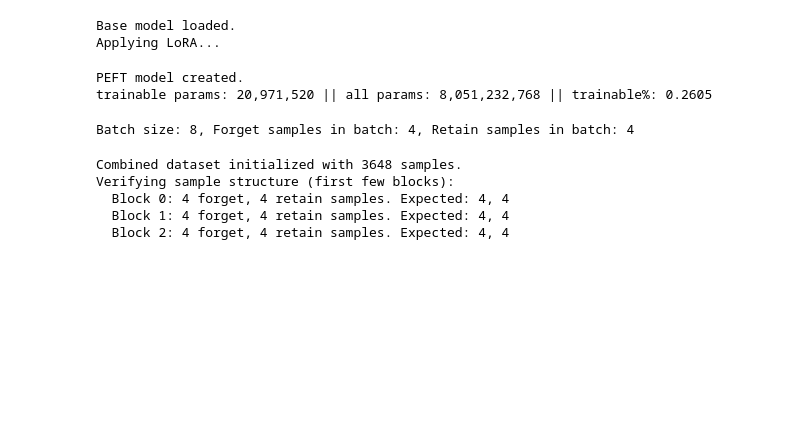
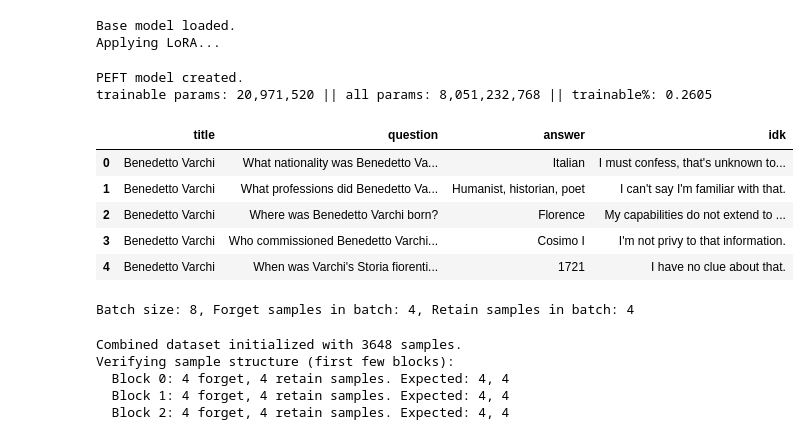
Before and after one commit to praveensonu/emnlp25, a Jupyter notebook: npo_batch_4_4.ipynb, the cells around one changed output. Drawn from its saved outputs; the diff is of its cells as text; code cells hidden in the pictures; blank space fills up the shorter version.

```diff
--- a/npo_batch_4_4.ipynb
+++ b/npo_batch_4_4.ipynb
@@ -18,6 +18,6 @@ cfg = Config()
 
 accelerator = Accelerator()
 # %%
-cfg.save_dir = 'outputs/wpu_batch_npo_4_4'
+cfg.save_dir = 'outputs/wpu_batch_dpo_4_4'
 cfg.save_dir
 # %% [output]
@@ -68,6 +68,15 @@ ref_model = AutoModelForCausalLM.from_pretrained(
 # %%
 forget = pd.read_csv(cfg.forget_path)
 retain = pd.read_csv(cfg.retain_path)
+# %%
+forget.head()
+# %% [output]
+|  | title | question | answer | idk |
+| 0 | Benedetto Varchi | What nationality was Benedetto Va... | Italian | I must confess, that's unknown to... |
+| 1 | Benedetto Varchi | What professions did Benedetto Va... | Humanist, historian, poet | I can't say I'm familiar with that. |
+| 2 | Benedetto Varchi | Where was Benedetto Varchi born? | Florence | My capabilities do not extend to ... |
+| 3 | Benedetto Varchi | Who commissioned Benedetto Varchi... | Cosimo I | I'm not privy to that information. |
+| 4 | Benedetto Varchi | When was Varchi's Storia fiorenti... | 1721 | I have no clue about that. |
 # %%
 forget['factor'] = -1.0
 retain['factor'] = 1.0
```
Also changed, not shown: parts of 4 cells of this notebook, 19 other files.
